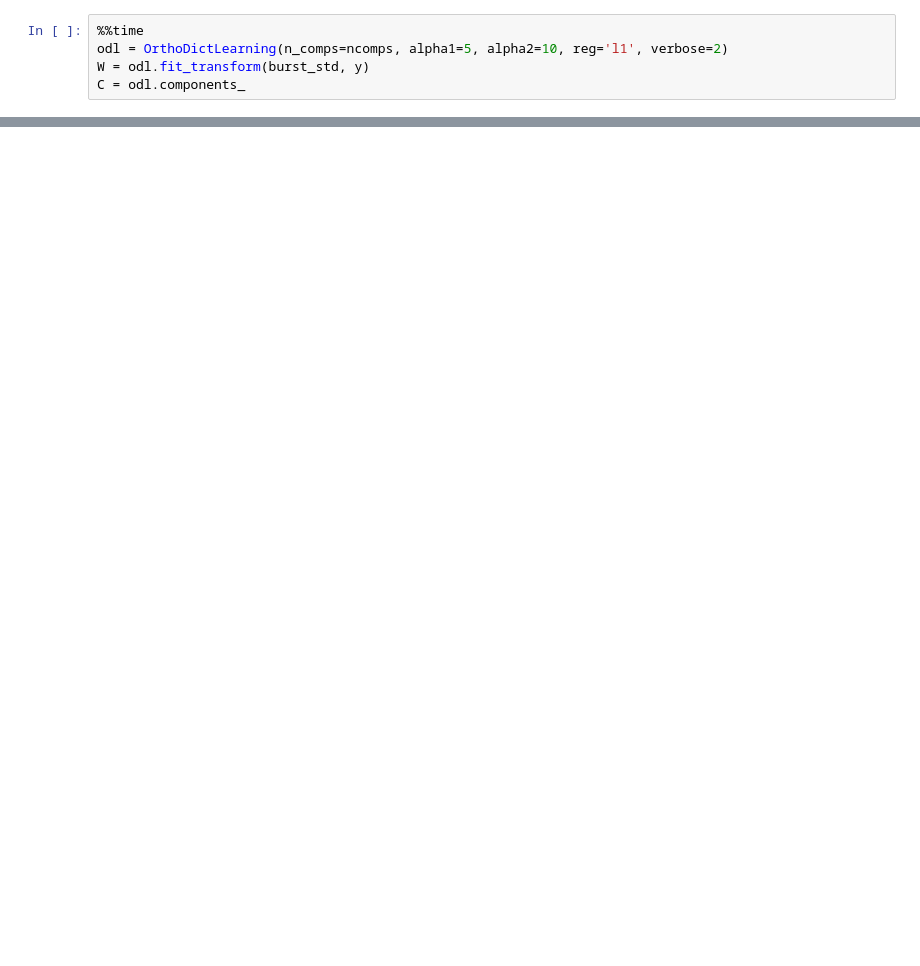
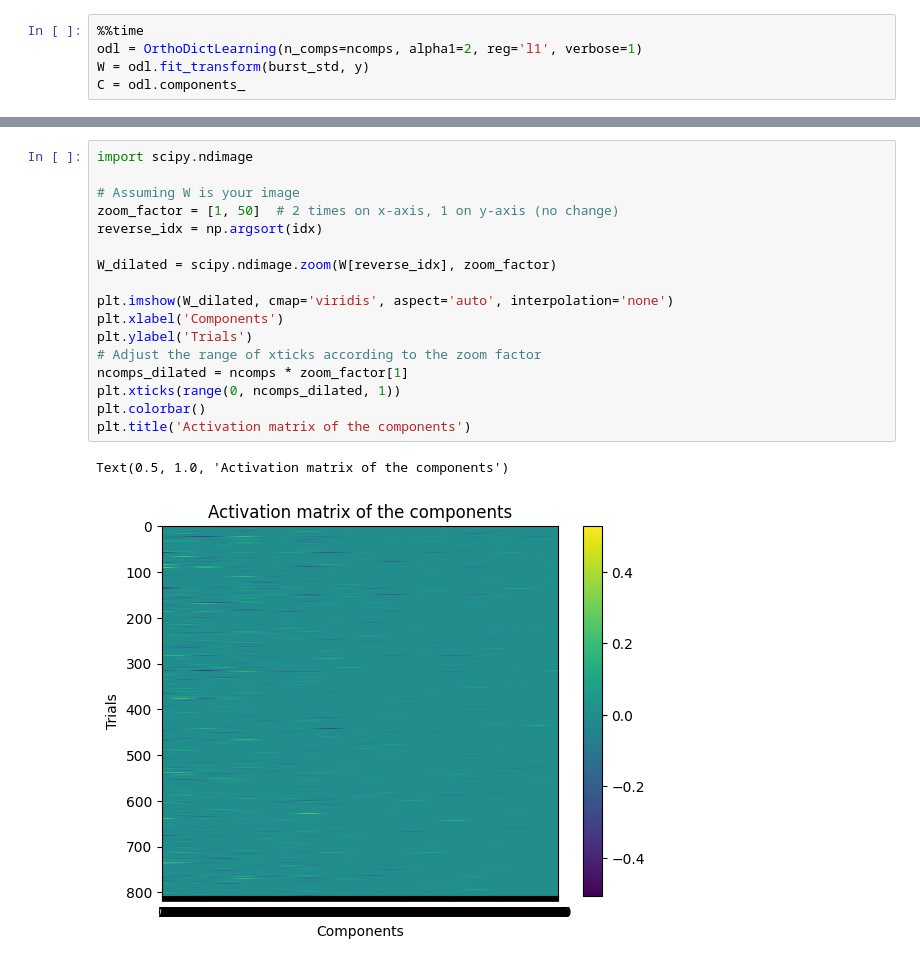
Before and after one commit to ludovicdmt/altmin_pca_kernels, a Jupyter notebook: python/demo.ipynb, the cells around one changed output, grey strips where cells are left out. Saved outputs shown, nothing was run; the diff lists cells and outputs as text; blank space fills up the shorter version.

```diff
--- a/python/demo.ipynb
+++ b/python/demo.ipynb
@@ -144,5 +217,5 @@ ax.set_ylabel('optimized PCA')
 # %%
 %%time
-odl = OrthoDictLearning(n_comps=ncomps, alpha1=5, alpha2=10, reg='l1', verbose=2)
+odl = OrthoDictLearning(n_comps=ncomps, alpha1=2, reg='l1', verbose=1)
 W = odl.fit_transform(burst_std, y)
 C = odl.components_
@@ -148,0 +240,20 @@ C = odl.components_
+# %%
+import scipy.ndimage
+
+# Assuming W is your image
+zoom_factor = [1, 50]  # 2 times on x-axis, 1 on y-axis (no change)
+reverse_idx = np.argsort(idx)
+
+W_dilated = scipy.ndimage.zoom(W[reverse_idx], zoom_factor)
+
+plt.imshow(W_dilated, cmap='viridis', aspect='auto', interpolation='none')
+plt.xlabel('Components')
+plt.ylabel('Trials')
+# Adjust the range of xticks according to the zoom factor
+ncomps_dilated = ncomps * zoom_factor[1]
+plt.xticks(range(0, ncomps_dilated, 1))
+plt.colorbar()
+plt.title('Activation matrix of the components')
+# %% [output]
+Text(0.5, 1.0, 'Activation matrix of the components')
+[figure, added]
```
Also changed, not shown: parts of 13 cells of this notebook, 1 other file.
